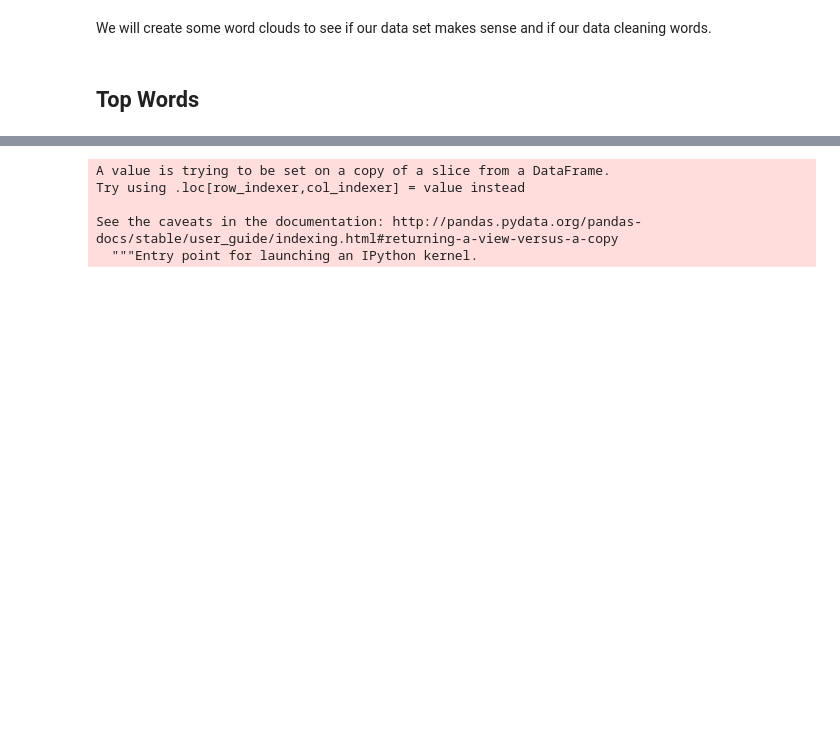
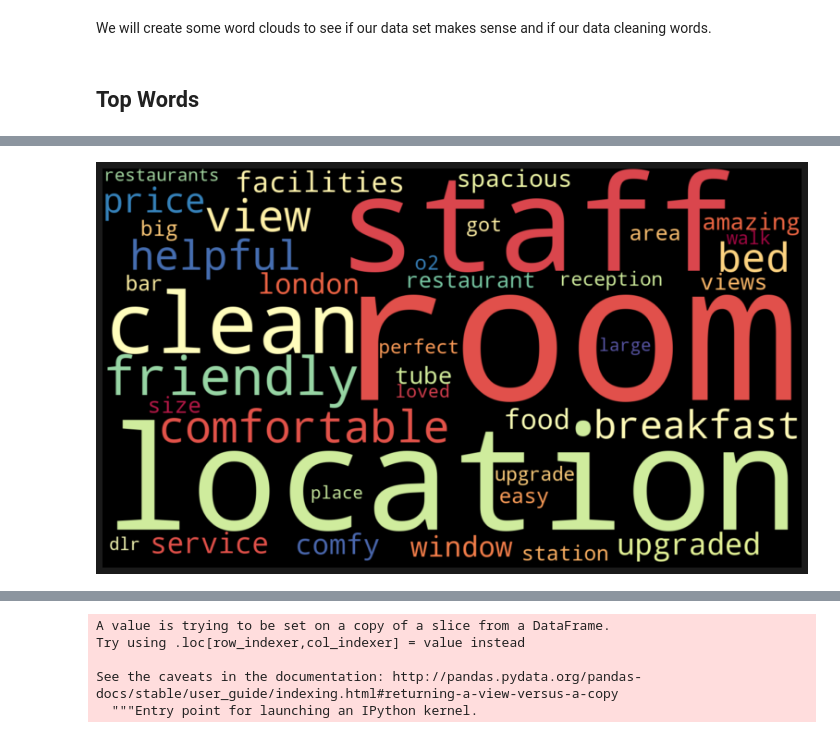
Before and after one commit to ismael-araujo/Hotel-Reviews-Analysis-Using-NLP, a Jupyter notebook: preprossessing/eda.ipynb, the cells around one changed output, grey strips where cells are left out. Cells and saved outputs as stored; diff of their text form; code cells hidden in the pictures; blank space fills up the shorter version.

```diff
--- a/preprossessing/eda.ipynb
+++ b/preprossessing/eda.ipynb
@@ -66,0 +287,16 @@ dtype: int64
+# %%
+# create the word cloud:
+wordcloud = WordCloud(background_color='black', width=1400, height=800, colormap='Spectral').generate_from_frequencies(positive_dict)
+
+# Display the generated image w/ matplotlib:
+plt.figure(figsize=(12,6), facecolor='k')
+plt.imshow(wordcloud, interpolation='bilinear')
+plt.axis("off")
+plt.tight_layout(pad=0)
+
+# Uncomment the next line if you want to save your image:
+# plt.savefig('positive_review_wordcloud.png')
+
+plt.show()
+# %% [output]
+[figure, added]
```
Also changed, not shown: parts of 38 cells of this notebook, 7 other files.
